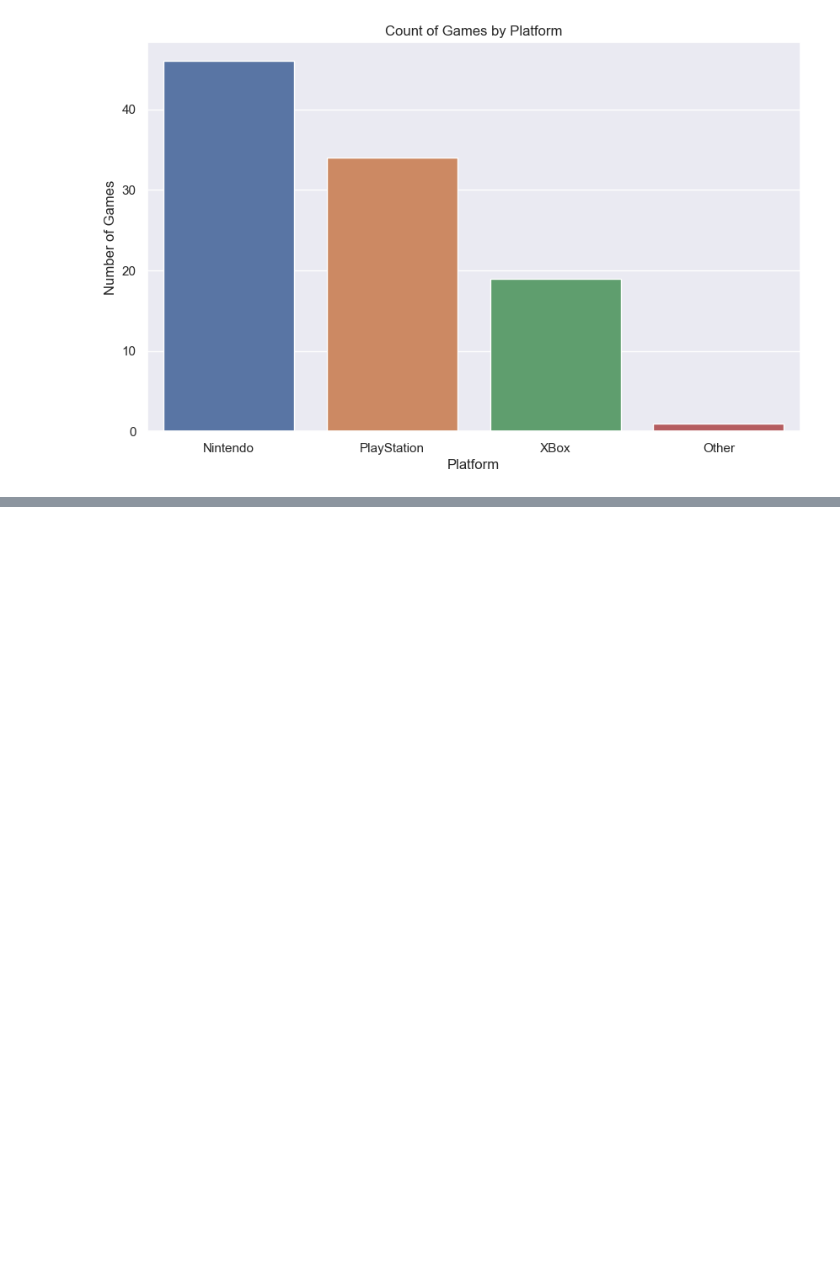
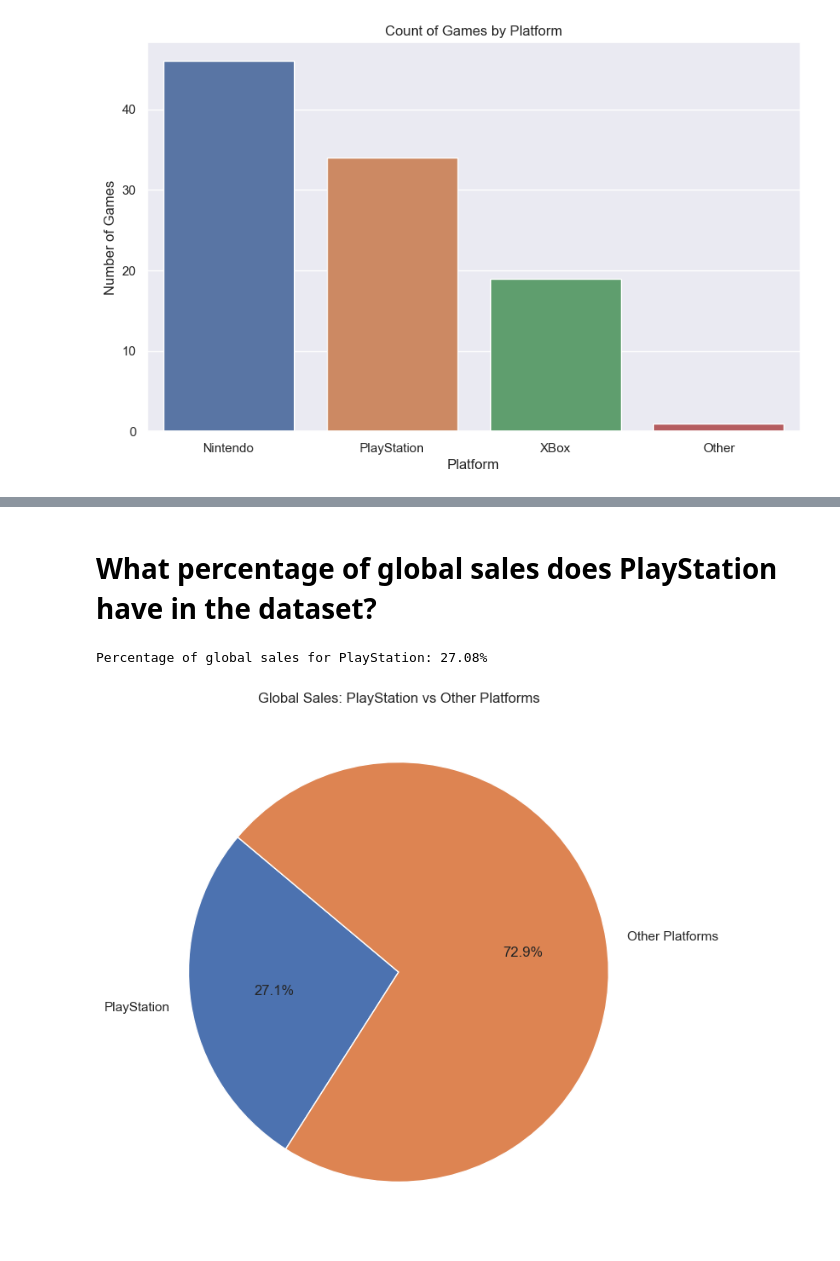
Before and after one commit to nseitler/video-game-sales, a Jupyter notebook: VideoGameDataViz.ipynb, the cells around one changed output, grey strips where cells are left out. Saved outputs shown, nothing was run; the diff lists cells and outputs as text; code cells hidden in the pictures; blank space fills up the shorter version.

```diff
--- a/VideoGameDataViz.ipynb
+++ b/VideoGameDataViz.ipynb
@@ -141,0 +170,27 @@ plt.show()
+# %% [markdown]
+# What percentage of global sales does PlayStation have in the dataset?
+# %%
+sales_by_platform = vg.groupby('Platform')['Global_Sales'].sum()
+
+playstation_sales = sales_by_platform[['PlayStation']].sum()
+
+total_sales = sales_by_platform.sum()
+
+playstation_percentage = (playstation_sales / total_sales) * 100
+
+print(f"Percentage of global sales for PlayStation: {playstation_percentage:.2f}%")
+# %% [output]
+Percentage of global sales for PlayStation: 27.08%
+# %%
+other_platforms_sales = total_sales - playstation_sales
+
+pie_data = [playstation_sales, other_platforms_sales]
+labels = ['PlayStation', 'Other Platforms']
+
+plt.figure(figsize=(8, 8))
+plt.pie(pie_data, labels=labels, autopct='%1.1f%%', startangle=140)
+plt.title('Global Sales: PlayStation vs Other Platforms')
+
+plt.show()
+# %% [output]
+[figure, added]
```
Also changed, not shown: parts of 6 cells of this notebook.
